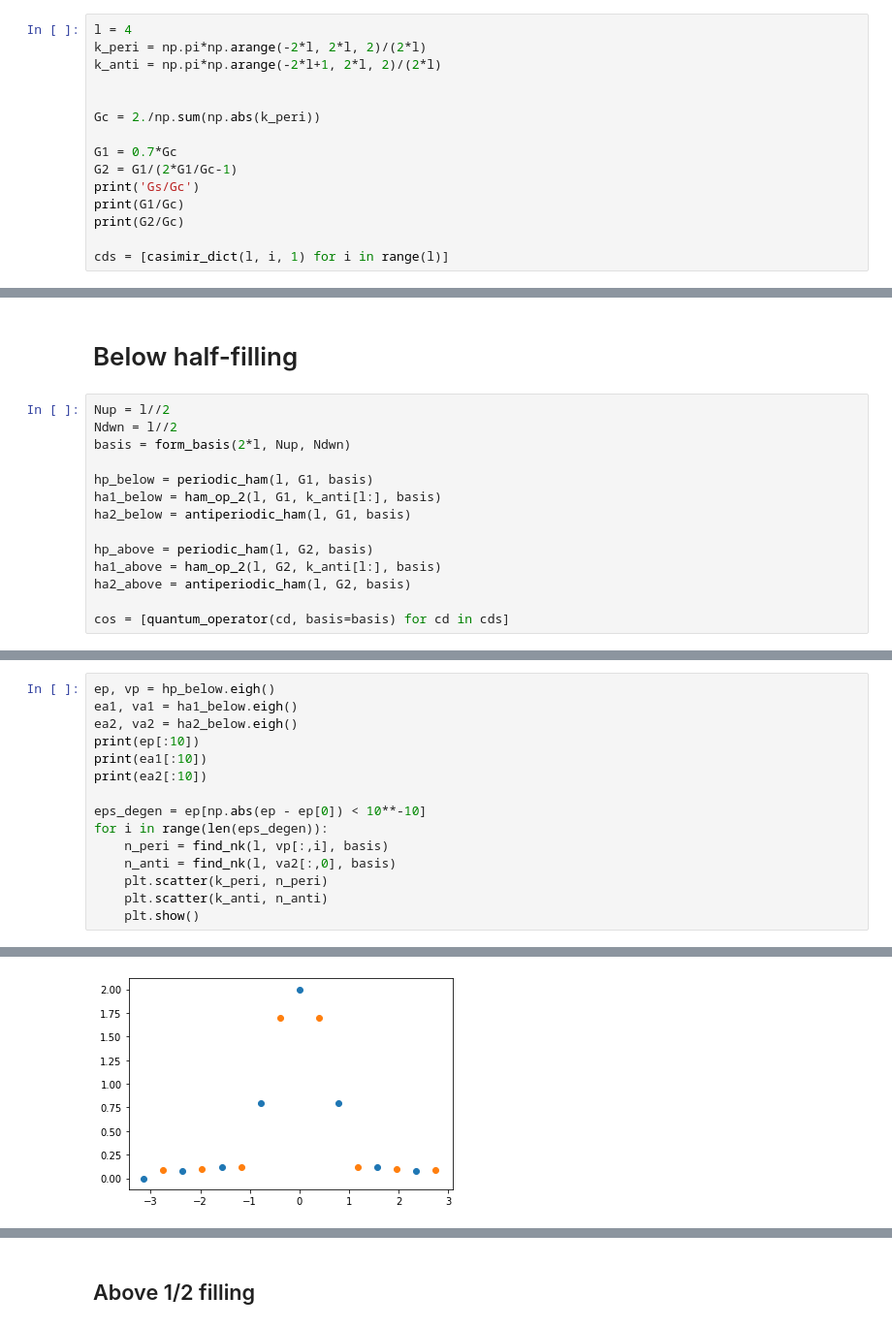
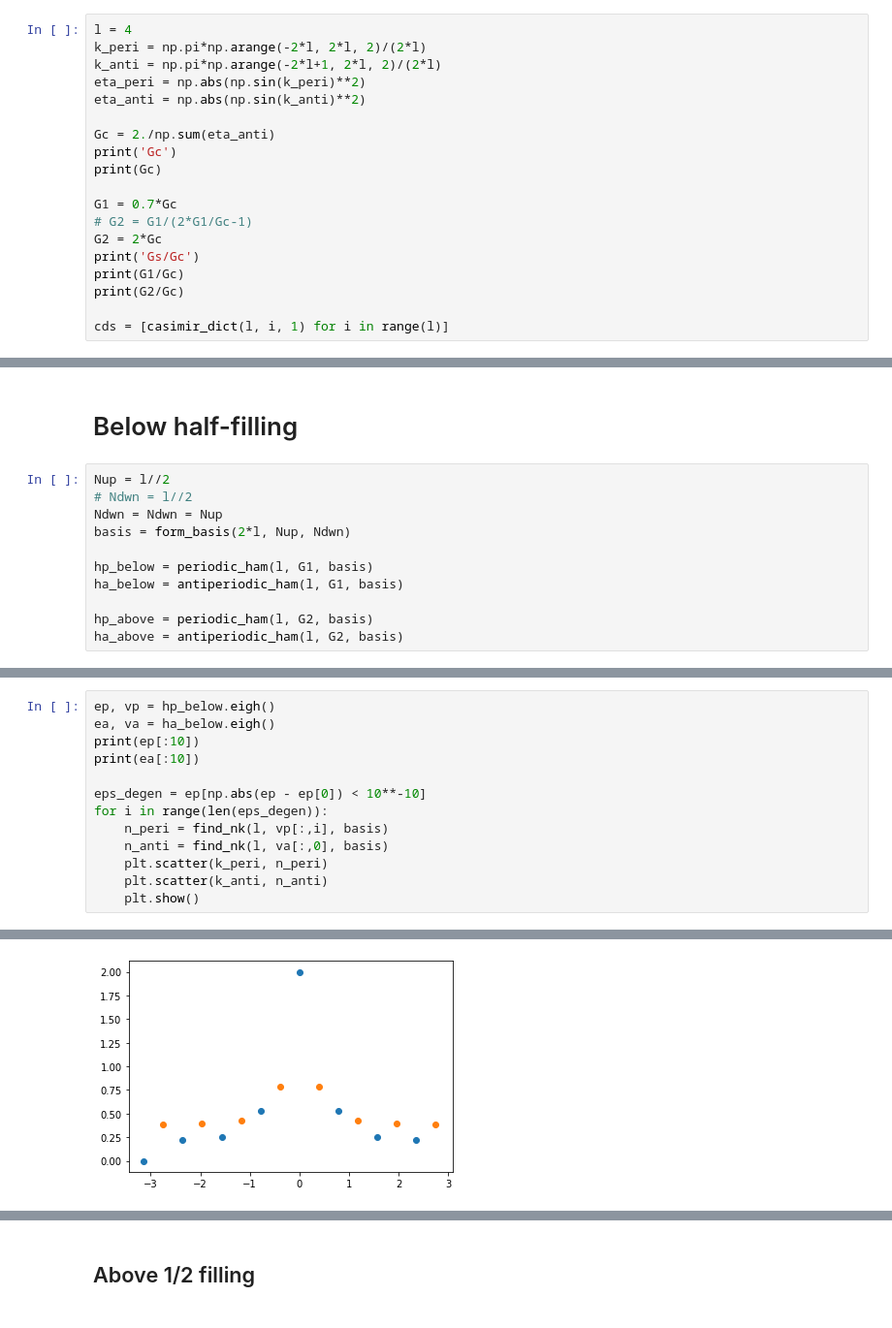
Before and after one commit to wholdhus/so5-richardson-gaudin, a Jupyter notebook: periodic_check.ipynb, the cells around one changed output, grey strips where cells are left out. Shown at 97% size. Drawn from its saved outputs; the diff is of its cells as text.

```diff
--- a/periodic_check.ipynb
+++ b/periodic_check.ipynb
@@ -9,12 +33,16 @@ import tqdm
 l = 4
 k_peri = np.pi*np.arange(-2*l, 2*l, 2)/(2*l)
 k_anti = np.pi*np.arange(-2*l+1, 2*l, 2)/(2*l)
+eta_peri = np.abs(np.sin(k_peri)**2)
+eta_anti = np.abs(np.sin(k_anti)**2)
 
-
-Gc = 2./np.sum(np.abs(k_peri))
+Gc = 2./np.sum(eta_anti)
+print('Gc')
+print(Gc)
 
 G1 = 0.7*Gc
-G2 = G1/(2*G1/Gc-1)
+# G2 = G1/(2*G1/Gc-1)
+G2 = 2*Gc
 print('Gs/Gc')
 print(G1/Gc)
 print(G2/Gc)
@@ -28,15 +58,12 @@ Gs/Gc
 # Below half-filling
 # %%
 Nup = l//2
-Ndwn = l//2
+# Ndwn = l//2
+Ndwn = Ndwn = Nup
 basis = form_basis(2*l, Nup, Ndwn)
 
 hp_below = periodic_ham(l, G1, basis)
-ha1_below = ham_op_2(l, G1, k_anti[l:], basis)
-ha2_below = antiperiodic_ham(l, G1, basis)
+ha_below = antiperiodic_ham(l, G1, basis)
 
 hp_above = periodic_ham(l, G2, basis)
-ha1_above = ham_op_2(l, G2, k_anti[l:], basis)
-ha2_above = antiperiodic_ham(l, G2, basis)
-
-cos = [quantum_operator(cd, basis=basis) for cd in cds]
+ha_above = antiperiodic_ham(l, G2, basis)
@@ -56,15 +70,13 @@ Particle conservation check passed!
 # %%
 ep, vp = hp_below.eigh()
-ea1, va1 = ha1_below.eigh()
-ea2, va2 = ha2_below.eigh()
+ea, va = ha_below.eigh()
 print(ep[:10])
-print(ea1[:10])
-print(ea2[:10])
+print(ea[:10])
 
 eps_degen = ep[np.abs(ep - ep[0]) < 10**-10]
 for i in range(len(eps_degen)):
     n_peri = find_nk(l, vp[:,i], basis)
-    n_anti = find_nk(l, va2[:,0], basis)
+    n_anti = find_nk(l, va[:,0], basis)
     plt.scatter(k_peri, n_peri)
     plt.scatter(k_anti, n_anti)
     plt.show()
@@ -78,3 +88,3 @@ for i in range(len(eps_degen)):
-[figure, old version]
+[figure, new version]
 # %%
 ep, vp = hp_above.eigh()
```
Also changed, not shown: parts of 17 cells of this notebook, 5 other files.
